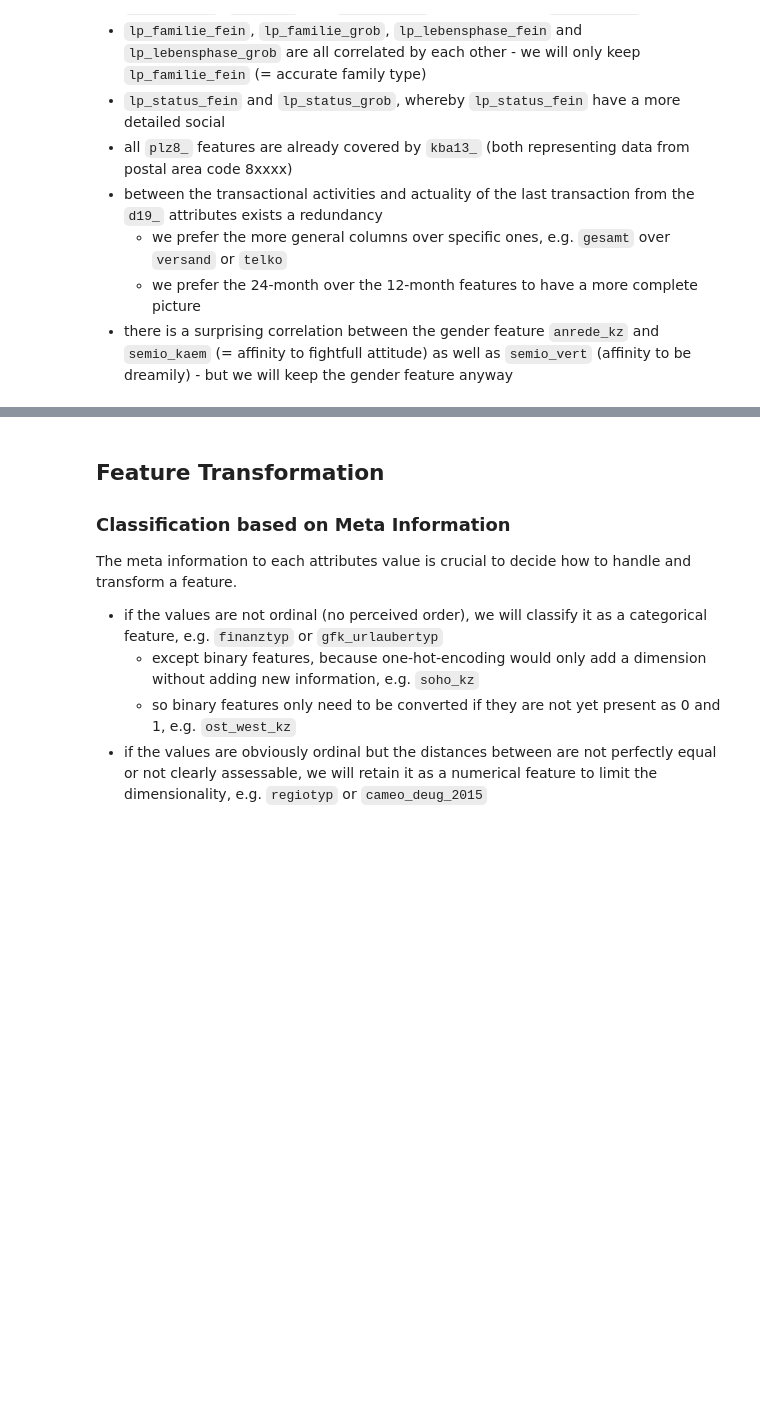
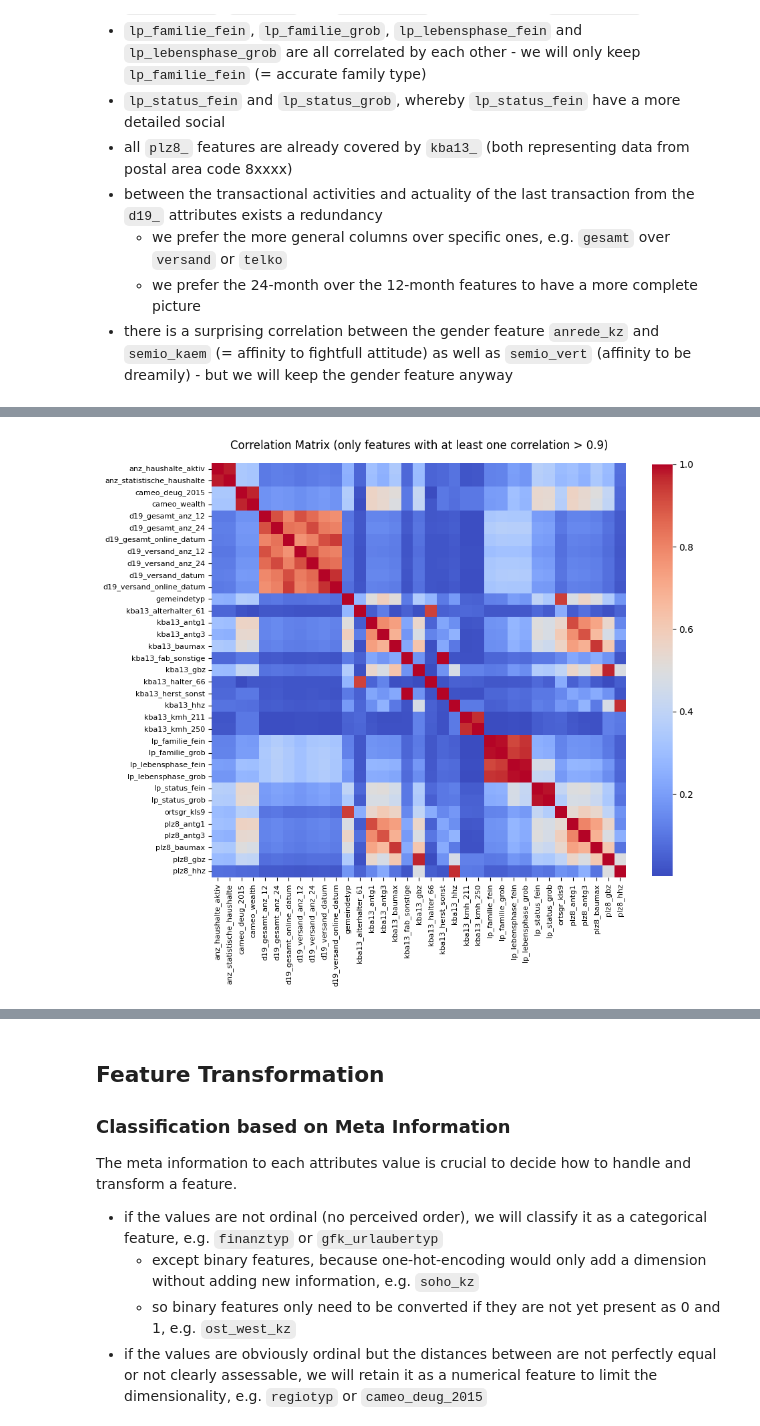
Before and after one commit to PatrickChristoph/udacity_capstone, a Jupyter notebook: src/data_exploration.ipynb, the cells around one changed output, grey strips where cells are left out. Drawn from its saved outputs; the diff is of its cells as text; code cells hidden in the pictures; blank space fills up the shorter version.

Commit message:
added feature correlation matrix

```diff
--- a/src/data_exploration.ipynb
+++ b/src/data_exploration.ipynb
@@ -242,3 +448,30 @@ corr_matrix = identify_highly_correlated_features(population, correlation_thresh
+# %%
+def plot_correlation_matrix(matrix: pd.DataFrame, correlation_threshold: float) -> None:
+    matrix_gt_threshold = set()
+
+    for f1 in range(matrix.shape[1]):
+        for f2 in range(f1 + 1, matrix.shape[1]):
+            if matrix.iloc[f1, f2] > correlation_threshold:
+                feature_1 = matrix.columns[f1]
+                feature_2 = matrix.columns[f2]
+                matrix_gt_threshold.add(feature_1)
+                matrix_gt_threshold.add(feature_2)
+
+    matrix_gt_threshold = sorted(list(matrix_gt_threshold))
+    matrix = matrix.loc[matrix_gt_threshold, matrix_gt_threshold]
+
+    plt.figure(figsize=(10, 10))
+    sns.heatmap(matrix, annot=False, cmap="coolwarm", square=True, cbar_kws={"shrink": .8})
+
+    plt.title(f"Correlation Matrix (only features with at least one correlation > {correlation_threshold})", pad=15)
+    plt.xticks(rotation=90, fontsize=8)
+    plt.yticks(rotation=0, fontsize=8)
+
+    plt.show()
+
+plot_correlation_matrix(corr_matrix, 0.9)
+# %% [output]
+[figure, added]
 # %%
 with open("./src/feature_config.json", "r") as f:
     feature_config = json.load(f)
```
Also changed, not shown: parts of 51 cells of this notebook, 3 other files.
